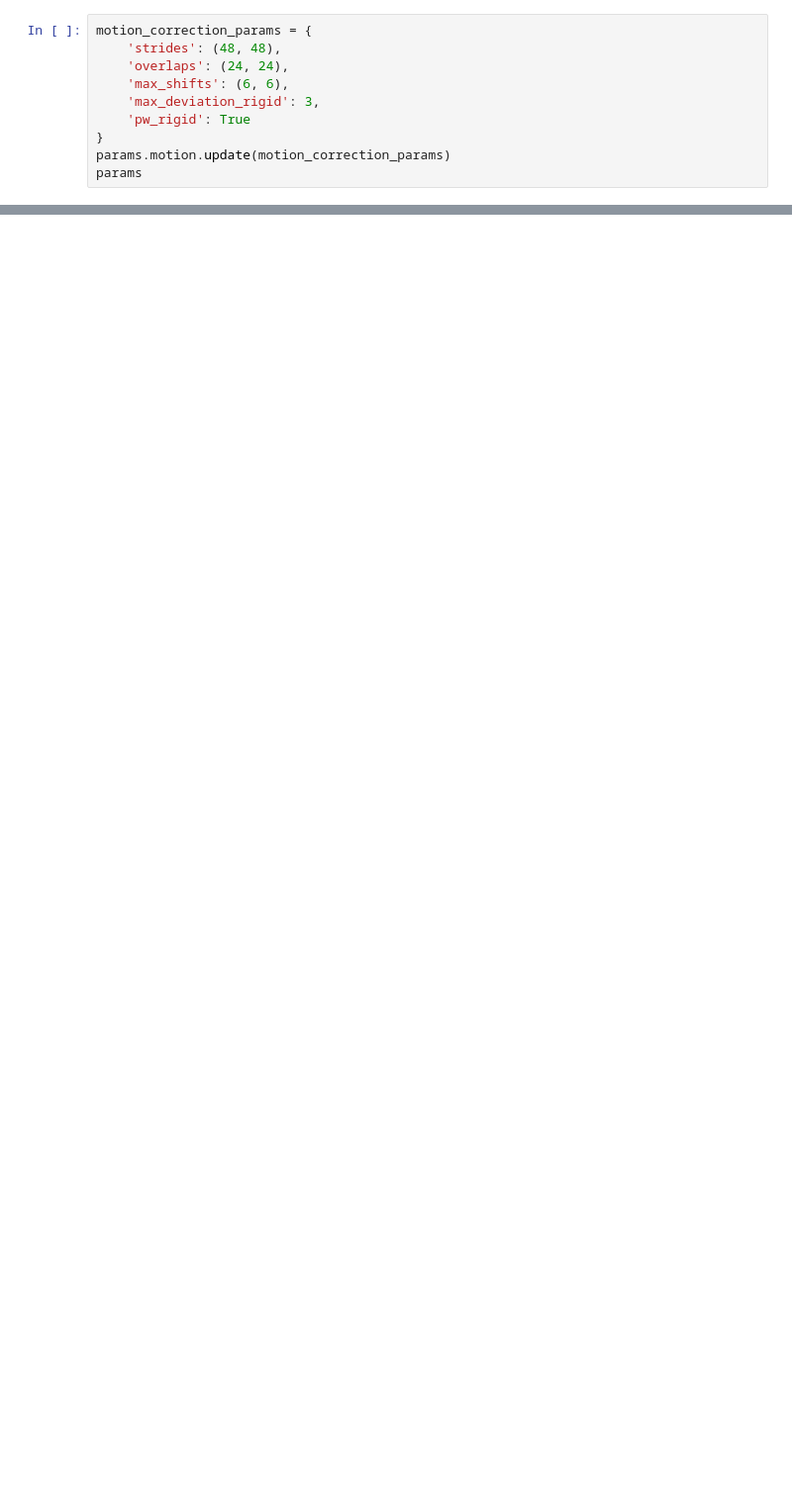
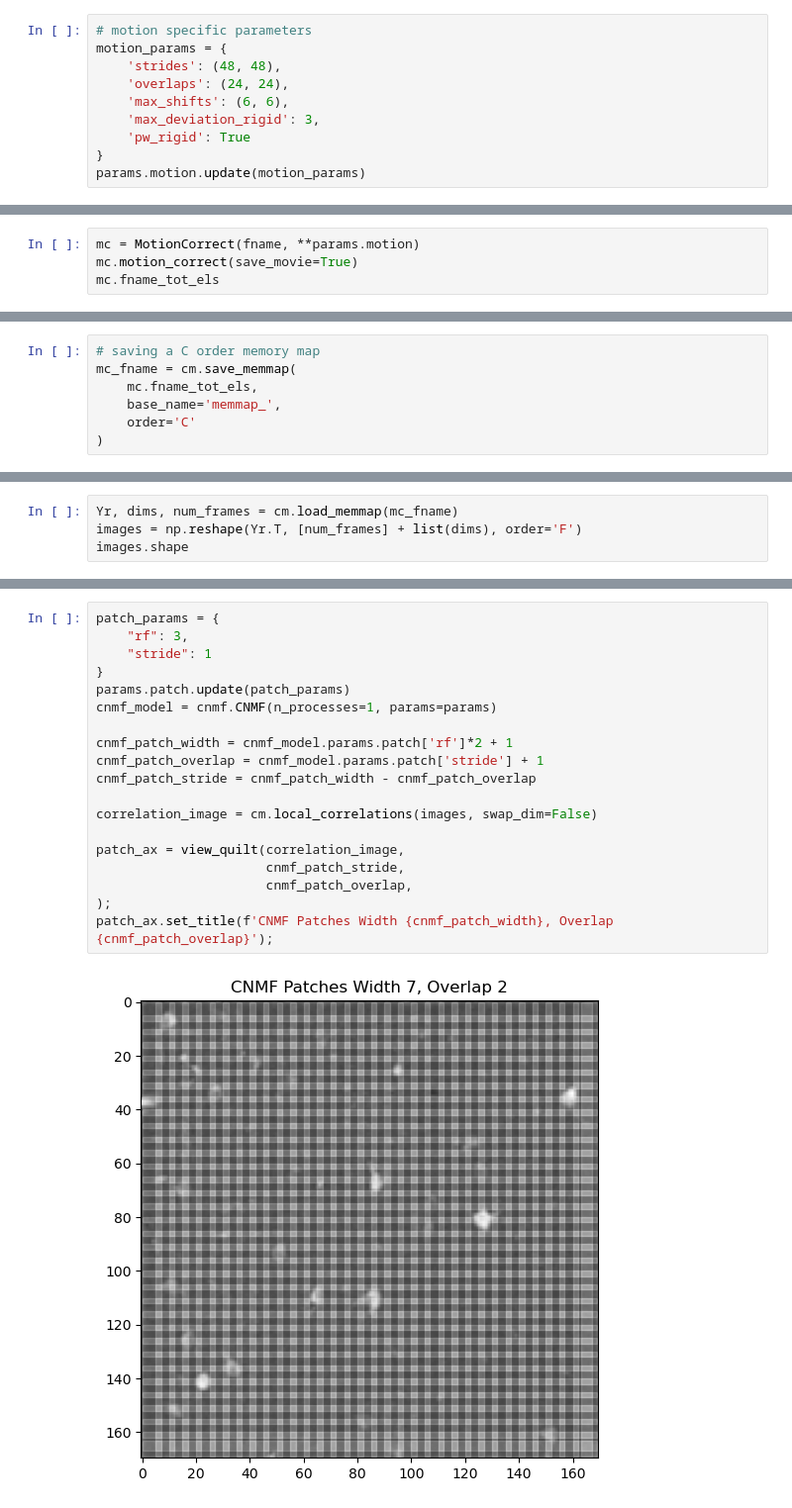
Before and after one commit to ibehave-ibots/iBOTS-intro-to-calcium-imaging, a Jupyter notebook: day3/6 Source Extraction 2-photon.ipynb, the cells around one changed output, grey strips where cells are left out. Shown at 99% size. Saved outputs shown, nothing was run; the diff lists cells and outputs as text; blank space fills up the shorter version.

```diff
--- a/day3/6 Source Extraction 2-photon.ipynb
+++ b/day3/6 Source Extraction 2-photon.ipynb
@@ -52,11 +53,11 @@ data:
 # %%
-motion_correction_params = {
+# motion specific parameters
+motion_params = {
     'strides': (48, 48),
     'overlaps': (24, 24),
     'max_shifts': (6, 6),
     'max_deviation_rigid': 3,
     'pw_rigid': True
 }
-params.motion.update(motion_correction_params)
-params
+params.motion.update(motion_params)
 # %% [output]
@@ -81,0 +73,4 @@ params.
+# %%
+mc = MotionCorrect(fname, **params.motion)
+mc.motion_correct(save_movie=True)
+mc.fname_tot_els
@@ -81,0 +79,7 @@ params.
+# %%
+# saving a C order memory map
+mc_fname = cm.save_memmap(
+    mc.fname_tot_els,
+    base_name='memmap_',
+    order='C'
+)
@@ -81,0 +88,4 @@ params.
+# %%
+Yr, dims, num_frames = cm.load_memmap(mc_fname)
+images = np.reshape(Yr.T, [num_frames] + list(dims), order='F')
+images.shape
@@ -81,0 +103,21 @@ params.
+# %%
+patch_params = {
+    "rf": 3,
+    "stride": 1
+}
+params.patch.update(patch_params)
+cnmf_model = cnmf.CNMF(n_processes=1, params=params)
+
+cnmf_patch_width = cnmf_model.params.patch['rf']*2 + 1
+cnmf_patch_overlap = cnmf_model.params.patch['stride'] + 1
+cnmf_patch_stride = cnmf_patch_width - cnmf_patch_overlap
+
+correlation_image = cm.local_correlations(images, swap_dim=False)
+
+patch_ax = view_quilt(correlation_image,
+                      cnmf_patch_stride,
+                      cnmf_patch_overlap,
+);
+patch_ax.set_title(f'CNMF Patches Width {cnmf_patch_width}, Overlap {cnmf_patch_overlap}');
+# %% [output]
+[figure, added]
```
Also changed, not shown: parts of 47 cells of this notebook.
